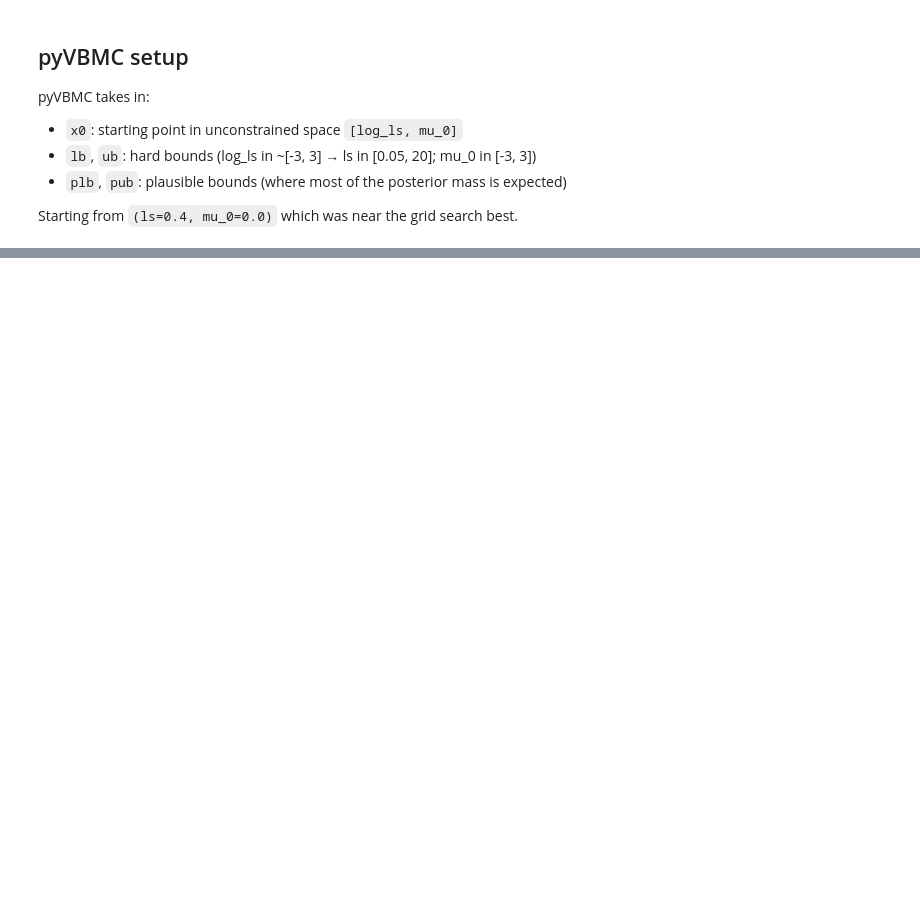
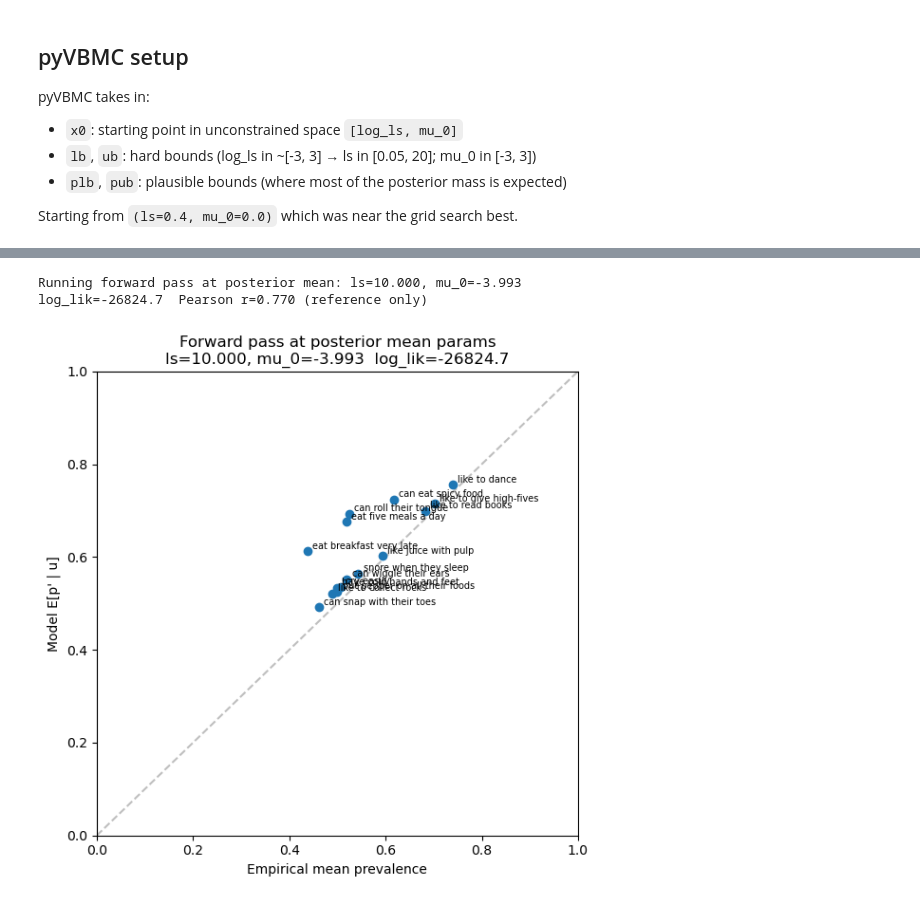
Before and after one commit to mariannazhang/compgenerics, a Jupyter notebook: model/per-feature-prevalence/model-study9-vbmc.ipynb, the cells around one changed output, grey strips where cells are left out. Drawn from its saved outputs; the diff is of its cells as text; code cells hidden in the pictures; blank space fills up the shorter version.

Commit message:
run 2 of pyvbmc results

```diff
--- a/model/per-feature-prevalence/model-study9-vbmc.ipynb
+++ b/model/per-feature-prevalence/model-study9-vbmc.ipynb
@@ -353,6 +415,7 @@ recovered vp: posterior mean ls=0.050  mu_0=-3.906  (K=2 components)
 # %%
 # Extract posterior samples from the variational approximation
-phi_samples, log_weights = vbmc_result.vp.sample(int(1e4))
+# vbmc.optimize() returns (vp, results), so vbmc_result IS the VariationalPosterior.
+phi_samples, log_weights = vbmc_result.sample(int(1e4))
 # phi_samples: (10000, 2) in unconstrained space [log_ls, mu_0]
 
 ls_samples  = np.exp(phi_samples[:, 0])  # back-transform to length_scale
@@ -465,0 +541,77 @@ plt.show()
+# %%
+# Forward pass at posterior mean params
+ls_mean  = float(10)
+mu0_mean = float(mu0_samples.mean())
+print(f"Running forward pass at posterior mean: ls={ls_mean:.3f}, mu_0={mu0_mean:.3f}")
+
+params_best = {**FIXED_PARAMS, 'length_scale': ls_mean, 'mu_0': mu0_mean}
+log_density_fn = make_log_density_fn_joint(u_train, x_train, x_test, params_best)
+
+init_position = {
+    'training_coherences': jnp.zeros(x_train.shape[0]),
+    'test_coherences':     jnp.zeros(J),
+}
+
+rng_key = jax.random.PRNGKey(0)
+rng_key, warmup_key = jax.random.split(rng_key)
+warmup = blackjax.window_adaptation(blackjax.nuts, log_density_fn)
+(state, nuts_params), _ = warmup.run(warmup_key, init_position, num_steps=500)
+
+nuts = blackjax.nuts(log_density_fn, **nuts_params)
+
+@jax.jit
+def one_step(state, key):
+    return nuts.step(key, state)
+
+keys = jax.random.split(rng_key, 2000)
+test_coherences_all = []
+for key in keys[:-1]:
+    state, _ = one_step(state, key)
+    test_coherences_all.append(np.array(state.position['test_coherences']))
+test_coherences_all = np.array(test_coherences_all)  # (S, J)
+
+# Thin to mixture weights; fit the linking function ONCE on the posterior-mean pz1
+# (matches log_joint: shapes fixed across draws, only the weight pz1_s varies).
+pz1_draws = np.array(jax.nn.sigmoid(test_coherences_all[::10]))  # (S, J)
+pz1_test  = pz1_draws.mean(axis=0)                               # (J,) mean P(z=1)
+beta_params = fit_beta_mixtures_all_features(responses, jnp.tile(jnp.array(pz1_test), (N, 1)))
+a_kl  = np.array(beta_params[:, 0]); b_kl  = np.array(beta_params[:, 1])
+a_nkl = np.array(beta_params[:, 2]); b_nkl = np.array(beta_params[:, 3])
+mean_kl  = a_kl  / (a_kl  + b_kl)
+mean_nkl = a_nkl / (a_nkl + b_nkl)
+
+# Predicted prevalence E[p'|u] under the fixed linking function, averaged over draws,
+# and the Option 3 log likelihood scored with those same fixed shapes.
+pred_prevalences_s = [
+    pz1_draws[s] * mean_kl + (1 - pz1_draws[s]) * mean_nkl
+    for s in range(pz1_draws.shape[0])
+]
+log_liks_s = [
+    beta_mixture_log_likelihood(responses, jnp.array(pz1_draws[s]), beta_params)
+    for s in range(pz1_draws.shape[0])
+]
+
+pred_prevalence = np.mean(pred_prevalences_s, axis=0)
+log_lik_best = float(scipy_logsumexp(log_liks_s) - np.log(len(log_liks_s)))
+
+empirical_mean = np.array(responses.mean(axis=0))
+corr = np.corrcoef(empirical_mean, pred_prevalence)[0, 1]
+print(f"log_lik={log_lik_best:.1f}  Pearson r={corr:.3f} (reference only)")
+
+fig, ax = plt.subplots(figsize=(6, 6))
+ax.scatter(empirical_mean, pred_prevalence, zorder=3)
+for j, name in enumerate(test_feature_names):
+    ax.annotate(name, (empirical_mean[j], pred_prevalence[j]),
+                fontsize=7, xytext=(4, 2), textcoords='offset points')
+lims = [0, 1]
+ax.plot(lims, lims, '--', color='gray', alpha=0.5)
+ax.set_xlim(lims); ax.set_ylim(lims)
+ax.set_xlabel('Empirical mean prevalence')
+ax.set_ylabel("Model E[p' | u]")
+ax.set_title(f'Forward pass at posterior mean params\nls={ls_mean:.3f}, mu_0={mu0_mean:.3f}  log_lik={log_lik_best:.1f}')
+plt.tight_layout()
+plt.show()
+# %% [output]
+Running forward pass at posterior mean: ls=10.000, mu_0=-3.993
+log_lik=-26824.7  Pearson r=0.770 (reference only)
+[figure, added]
```
Also changed, not shown: parts of 8 cells of this notebook.
